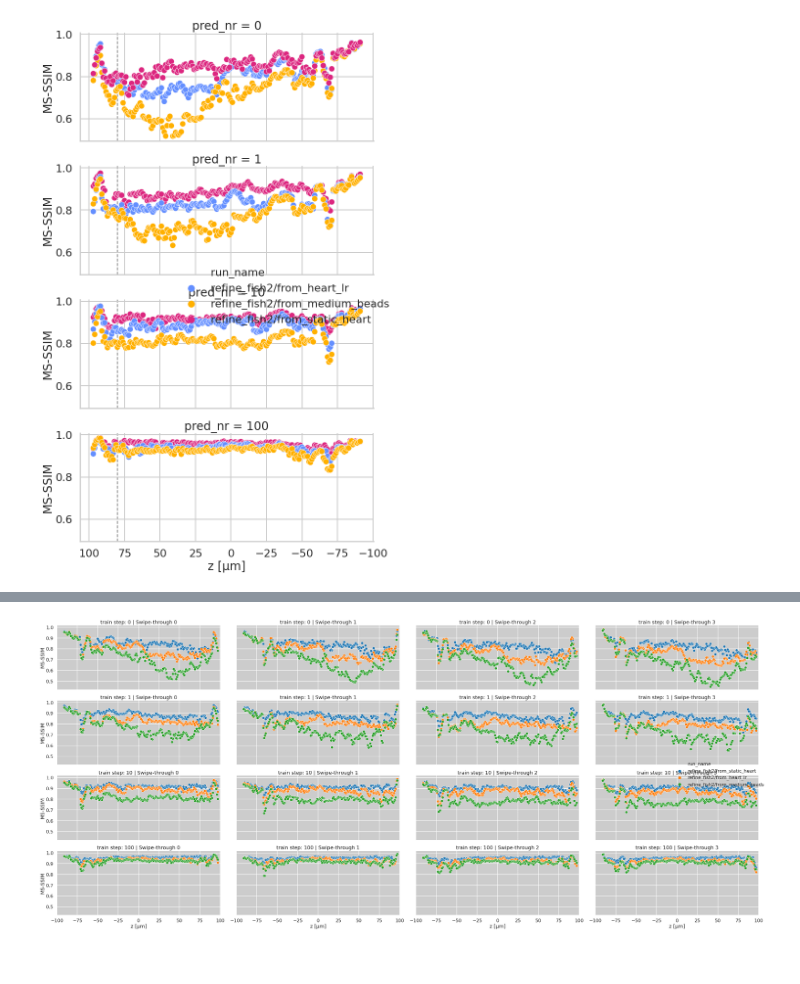
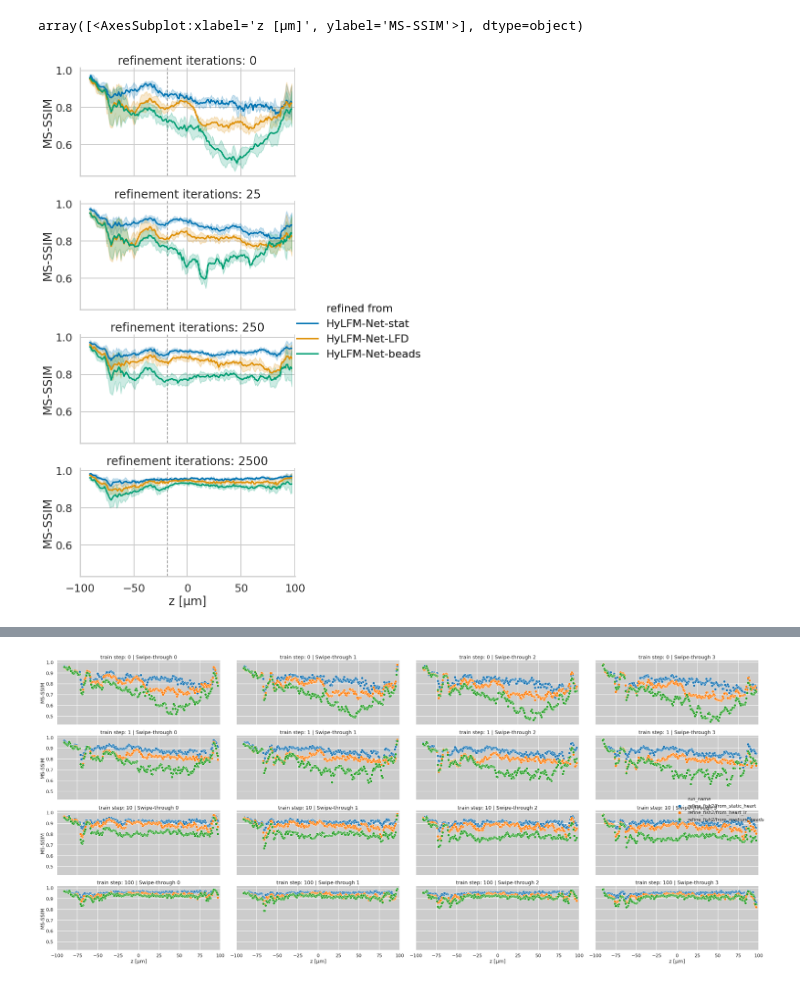
Before and after one commit to kreshuklab/hylfm-net, a Jupyter notebook: notebooks/eval_refine.ipynb, the cells around one changed output, grey strips where cells are left out. Drawn from its saved outputs; the diff is of its cells as text; code cells hidden in the pictures.

```diff
--- a/notebooks/eval_refine.ipynb
+++ b/notebooks/eval_refine.ipynb
@@ -228,4 +247,4 @@ df = add_df(df, "refine_fish2/from_medium_beads", pred_nrs=[0], ls_slices=ls_sli
 # %%
-df = add_df(df, "refine_fish2/from_static_heart", pred_nrs=[1, 10, 100], ls_slices=ls_slices)
-df = add_df(df, "refine_fish2/from_heart_lr", pred_nrs=[1, 10, 100], ls_slices=ls_slices)
-df = add_df(df, "refine_fish2/from_medium_beads", pred_nrs=[1, 10, 100], ls_slices=ls_slices)
+df = add_df(df, "refine_fish2_fullpred/from_static_heart", pred_nrs=[0, 1, 10, 100], ls_slices=ls_slices)
+df = add_df(df, "refine_fish2_fullpred/from_heart_lr", pred_nrs=[0, 1, 10, 100], ls_slices=ls_slices)
+df = add_df(df, "refine_fish2_fullpred/from_medium_beads", pred_nrs=[0, 1, 10, 100], ls_slices=ls_slices)
@@ -264,3 +307,4 @@ df_filtered_not_refined_yet.frame.min(), df_filtered_not_refined_yet.frame.max()
 # %%
-df_filtered = df[(df.swipe_through == 0) & (df.pred_nr >= 0)]
+df_filtered = df[(df.swipe_through >= 0) & (df.pred_nr >= 0)]
 df_filtered.z.min(), df_filtered.z.max()
+df_filtered["refinement iterations"] = df_filtered.pred_nr * 25
@@ -268,0 +311,3 @@ df_filtered.z.min(), df_filtered.z.max()
+# %%
+df_filtered_brief = df_filtered[df_filtered["refined from"] == "HyLFM-Net heart SPIM"]
+df_filtered_brief["refine it."] = df_filtered_brief["refinement iterations"]
@@ -269,31 +393,60 @@ df_filtered.z.min(), df_filtered.z.max()
+# %%
+g.axes[0]
+# %% [output]
+array([<AxesSubplot:xlabel='z [μm]', ylabel='MS-SSIM'>], dtype=object)
+# %%
+df_filtered.loc[df_filtered["refined from"] == "HyLFM-Net heart SPIM", "refined from"] = "HyLFM-Net-stat"
+df_filtered.loc[df_filtered["refined from"] == "HyLFM-Net heart LFD", "refined from"] = "HyLFM-Net-LFD"
+df_filtered.loc[df_filtered["refined from"] == "HyLFM-Net beads SPIM", "refined from"] = "HyLFM-Net-beads"
+
+df_filtered_SI = df_filtered[(df_filtered.run_name == "HyLFM-Net heart SPIM") | (df_filtered.run_name == "HyLFM-Net heart LFD") | (df_filtered.run_name == "HyLFM-Net beads SPIM")]
+# del df_filtered_SI["refined from"]
+# df_filtered_SI["refined from"] = df_filtered["run_name"]
 # %%
-def plot_refinement(metric: str):
+def plot_refinement_SI(metric: str):
+    plt.rcParams['svg.fonttype'] = 'none'
     seaborn.set_style("whitegrid") #, {"axes.facecolor": ".8"})
     seaborn.set_context("poster")  # paper, notebook, talk, poster
     cmap_name = "viridis"
     g = seaborn.relplot(
-        x = "z",
+        x="z",
         y=metric,
-        hue="run_name",
+#         hue = "refinement iterations",
+        hue="refined from",
 #         legend=False, # False, brief, full
-        row="pred_nr",
+        row="refinement iterations",
 #         col="swipe_through",
-        palette=["#648FFF", "#FFB000", "#DC267F"], #"colorblind", #cmap_name,  #FFB000, #FE6100, #DC267F, #785EF0 #648FFF
+        palette = "colorblind",
+#         palette=["#648FFF", "#FFB000", "#DC267F"], #"colorblind", #cmap_name,  #FFB000, #FE6100, #DC267F, #785EF0 #648FFF
         height=4, aspect=1,
-        kind="scatter",
-        data=df_filtered,
+        kind="line",
+        ci="sd",
+        data=df_filtered_SI,
     )
-    plt.xlim(reversed(plt.xlim()))
+#     plt.xlim(reversed(plt.xlim()))
     g.map(plt.axvline, x=z_line_at, color=".7", dashes=(2, 1), zorder=0)
     g.set_axis_labels("z [μm]", "MS-SSIM")  # z [μm]
-#     g.fig.axes[0].set_xlim(-120, 120)
+    g.set_titles(col_template="{col_name}", row_template="refinement iterations: {row_name}")
+    g.add_legend()
+#     handles, labels = g.axes[0][0].get_legend_handles_labels()
+#     g.axes[0][0].legend(reversed(handles), reversed(labels), title='Line', loc='upper left')
+
+#     leg = g.axes[0][0].get_legend()
+#     new_labels = ['static heart SPIM', 'heart LFD', 'medium beads SPIM']
+#     for t, l in zip(leg.texts, new_labels): t.set_text(l)
+#     map_labels = {'refine_fish2/from_static_heart': 'static'}
+#     for t in g._legend.texts:
+#         print(t)
+#         t.set_text(map_labels)
+
+    g.fig.axes[0].set_xlim(-100, 100)
 #     plt.legend(bbox_to_anchor=(1.05, 1), loc=2, borderaxespad=0.)
 #     g.fig.tight_layout()
-    root = Path("plot_refinement")
+    root = Path("plot_refinement_SI")
     root.mkdir(exist_ok=True)
     g.fig.savefig(root / f"{metric}.png")
     g.fig.savefig(root / f"{metric}.svg")
 
-plot_refinement("ms_ssim-scaled")
+plot_refinement_SI("ms_ssim-scaled")
 # %% [output]
-[figure, old version]
+[figure, new version]
```
Also changed, not shown: parts of 15 cells of this notebook, 2 other files.
